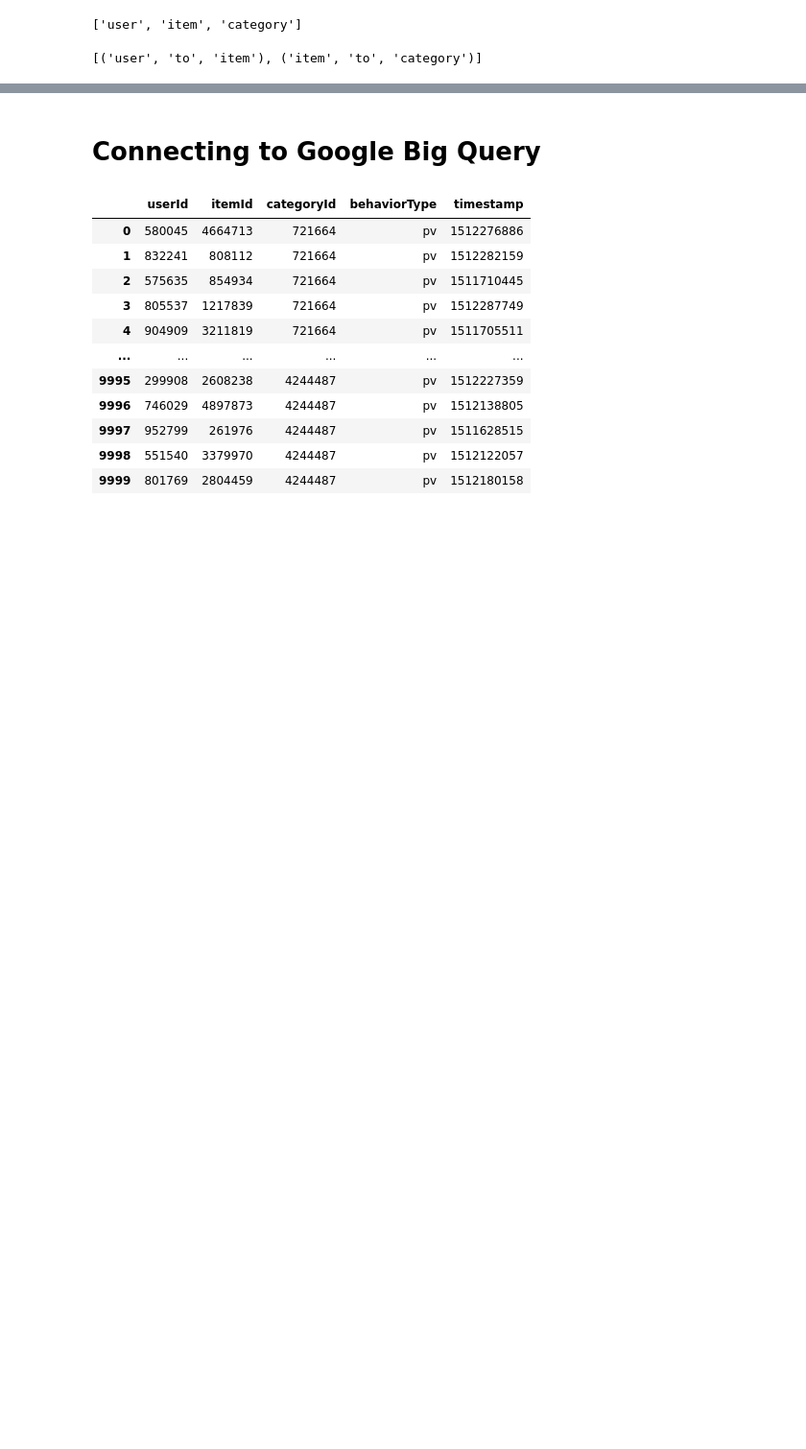
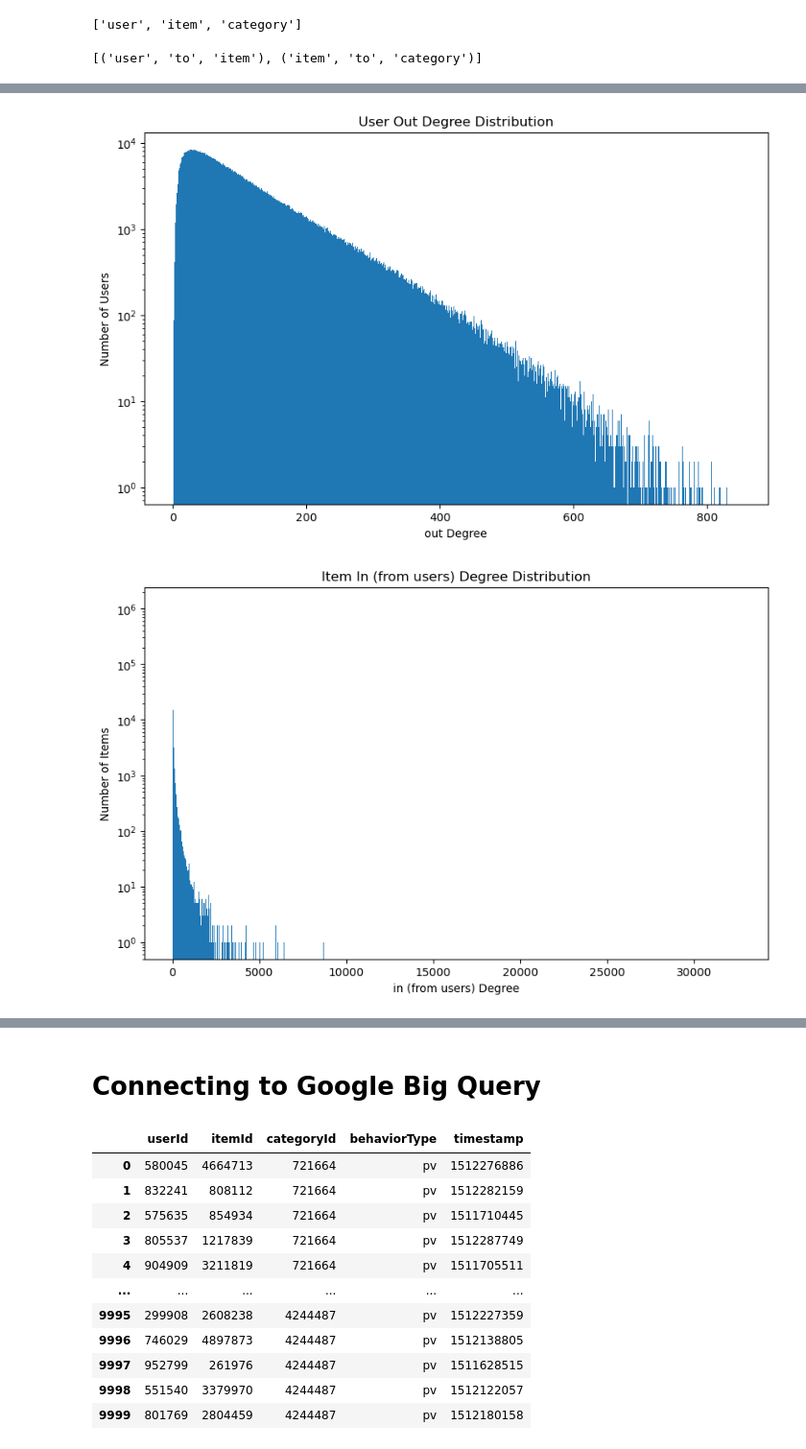
Before and after one commit to linhtpham09/CPSC483_finalproject, a Jupyter notebook: 1_LP_exploration.ipynb, the cells around one changed output, grey strips where cells are left out. Shown at 96% size. Drawn from its saved outputs; the diff is of its cells as text; code cells hidden in the pictures; blank space fills up the shorter version.

Commit message:
data viz on node degree

```diff
--- a/1_LP_exploration.ipynb
+++ b/1_LP_exploration.ipynb
@@ -131,0 +122,4 @@ tensor([[1827766, 1880345, 2076699,  ...,  848356,  522299, 2015151],
+# %%
+#edge indices
+user_item_edge_index  = taobao['user', 'item'].edge_index
+item_category_edge_index = taobao['item', 'category'].edge_index
@@ -131,0 +129,17 @@ tensor([[1827766, 1880345, 2076699,  ...,  848356,  522299, 2015151],
+# %%
+# Compute degrees for users
+num_users = taobao['user'].num_nodes
+user_indices = user_item_edge_index[0]
+user_degrees = degree(user_indices, num_nodes=num_users, dtype=torch.long)
+# %%
+# Compute degrees for items
+num_items = taobao['item'].num_nodes
+item_indices_from_users = user_item_edge_index[1]
+item_indices_to_categories = item_category_edge_index[0]
+item_in_degrees_from_users = degree(item_indices_from_users, num_nodes=num_items, dtype=torch.long)
+item_out_degrees_to_categories = degree(item_indices_to_categories, num_nodes=num_items, dtype=torch.long)
+# %%
+# Compute degrees for categories
+num_categories = taobao['category'].num_nodes
+category_indices = item_category_edge_index[1]
+category_in_degrees = degree(category_indices, num_nodes=num_categories, dtype=torch.long)
@@ -131,0 +148,22 @@ tensor([[1827766, 1880345, 2076699,  ...,  848356,  522299, 2015151],
+# %%
+# Compute degree distributions
+def plot_degree_distribution(degrees, node_type, degree_type):
+    degree_counts = torch.bincount(degrees)
+    degree_values = torch.arange(len(degree_counts))
+
+    plt.figure(figsize=(10, 6))
+    plt.bar(degree_values.numpy(), degree_counts.numpy(), width=1.0)
+    plt.xlabel(f'{degree_type} Degree')
+    plt.ylabel(f'Number of {node_type.capitalize()}s')
+    plt.title(f'{node_type.capitalize()} {degree_type.capitalize()} Degree Distribution')
+    plt.yscale('log')  # Use log scale for better visibility
+    plt.show()
+
+# Plotting degree distributions
+plot_degree_distribution(user_degrees, 'user', 'out')
+plot_degree_distribution(item_in_degrees_from_users, 'item', 'in (from users)')
+plot_degree_distribution(item_out_degrees_to_categories, 'item', 'out (to categories)')
+plot_degree_distribution(category_in_degrees, 'category', 'in (from items)')
+# %% [output]
+[figure, added]
+[figure, added]
```
Also changed, not shown: parts of 6 cells of this notebook.
